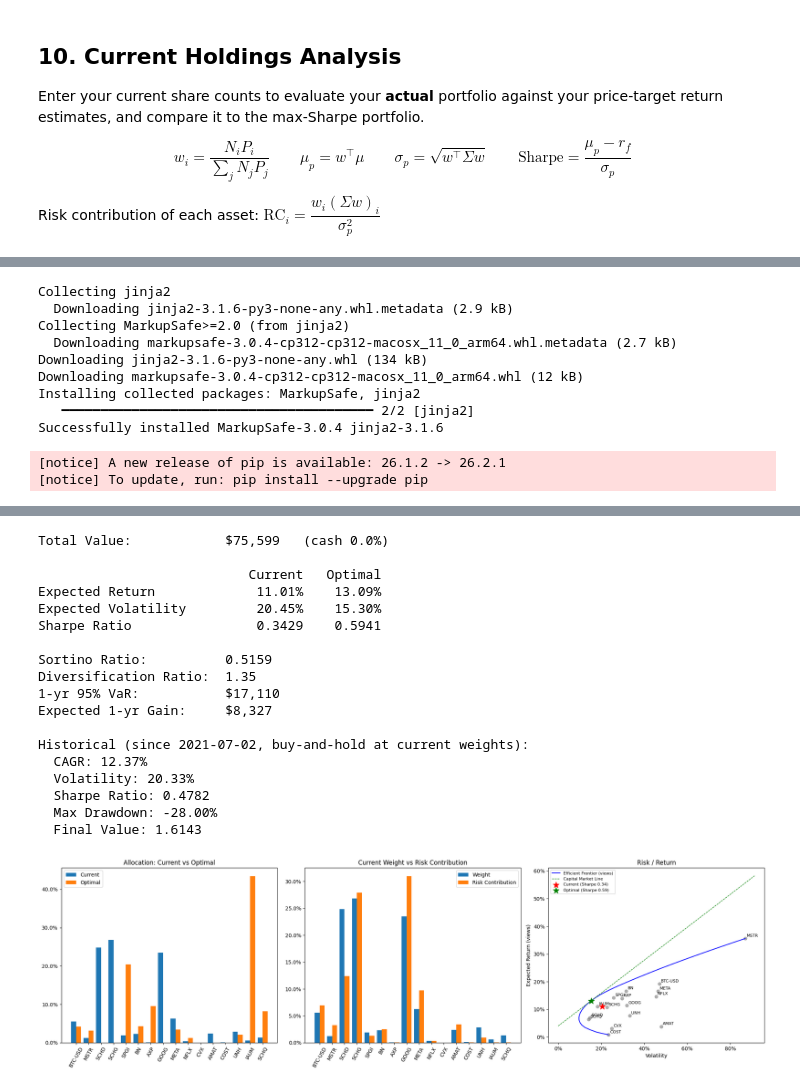
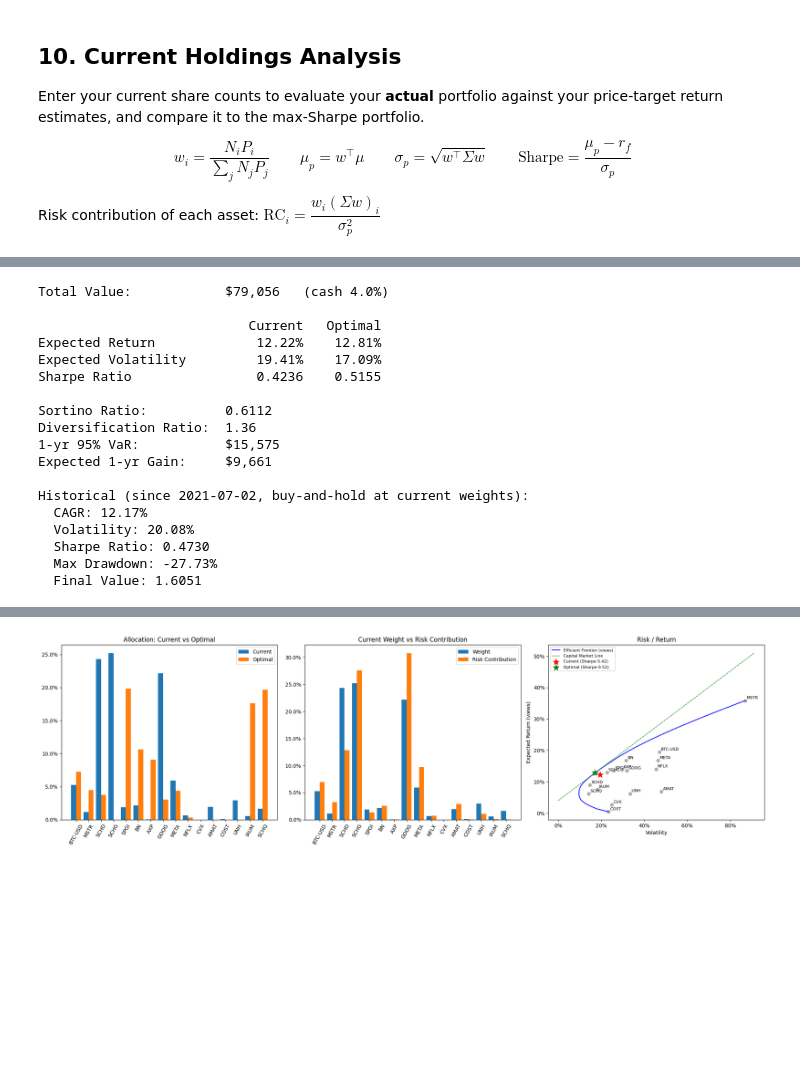
Before and after one commit to PartinR/portfolio_optimizer, a Jupyter notebook: notebooks/analysis.ipynb, the cells around one changed output, grey strips where cells are left out. Drawn from its saved outputs; the diff is of its cells as text; code cells hidden in the pictures; blank space fills up the shorter version.

```diff
--- a/notebooks/analysis.ipynb
+++ b/notebooks/analysis.ipynb
@@ -161,26 +161,26 @@ $$r_i = \left(\frac{P_{i,\text{target}}}{P_{i,\text{current}}}\right)^{\frac{1}{
 price_targets = {
     'BTC-USD': 200000,
     'MSTR': 700,
-    'SCHD': 40,
-    'SCHG': 60,
+    'SCHD': 45,
+    'SCHG': 65,
     'SPGI': 800,
     'BN': 80,
     'AXP': 600,
-    'GOOG': 600,
+    'GOOG': 650,
     'META': 1600,
     'NFLX': 140,
     'CVX': 250,
     'AMAT': 600,
     'COST': 1000,
     'UNH': 550,
-    'IAUM': 70,
+    'IAUM': 60,
     'SCHQ': 30
 }
 
 dividends = {
-    'SCHD': 0.0321,
+    'SCHD': 0.033,
     'SCHG': 0.0034,
-    'SCHQ': 0.0535
+    'SCHQ': 0.0561
 }
 
 current_prices = prices.ffill().iloc[-1]
@@ -399,15 +399,15 @@ holdings = {
     'AXP':     0.168351,
     'GOOG':    50.791851,
     'META':    6.369727,
-    'NFLX':    3.584867,
+    'NFLX':    7.022001,
     'CVX':     0.005083,
     'AMAT':    3.570541,
     'COST':    0.087584,
     'UNH':     5.75068,
-    'IAUM':    10.760611,
-    'SCHQ':    35.674606,
+    'IAUM':    10.911654,
+    'SCHQ':    44.211058,
 }
-cash = 0          # uninvested cash ($), earns the risk-free rate
+cash = 3144          # uninvested cash ($), earns the risk-free rate
 rf   = 0.04
 
 # ── Current weights ───────────────────────────────────────────────────────────
@@ -550,11 +567,18 @@ plt.show()
-Collecting jinja2
-  Downloading jinja2-3.1.6-py3-none-any.whl.metadata (2.9 kB)
-Collecting MarkupSafe>=2.0 (from jinja2)
-  Downloading markupsafe-3.0.4-cp312-cp312-macosx_11_0_arm64.whl.metadata (2.7 kB)
-Downloading jinja2-3.1.6-py3-none-any.whl (134 kB)
-Downloading markupsafe-3.0.4-cp312-cp312-macosx_11_0_arm64.whl (12 kB)
-Installing collected packages: MarkupSafe, jinja2
-   ━━━━━━━━━━━━━━━━━━━━━━━━━━━━━━━━━━━━━━━━ 2/2 [jinja2]
-Successfully installed MarkupSafe-3.0.4 jinja2-3.1.6
+Total Value:            $79,056   (cash 4.0%)
+
+                           Current   Optimal
+Expected Return             12.22%    12.81%
+Expected Volatility         19.41%    17.09%
+Sharpe Ratio                0.4236    0.5155
+
+Sortino Ratio:          0.6112
+Diversification Ratio:  1.36
+1-yr 95% VaR:           $15,575
+Expected 1-yr Gain:     $9,661
+
+Historical (since 2021-07-02, buy-and-hold at current weights):
+  CAGR: 12.17%
+  Volatility: 20.08%
+  Sharpe Ratio: 0.4730
+  Max Drawdown: -27.73%
+  Final Value: 1.6051
-[notice] A new release of pip is available: 26.1.2 -> 26.2.1
-[notice] To update, run: pip install --upgrade pip
@@ -578,19 +585 @@ Successfully installed MarkupSafe-3.0.4 jinja2-3.1.6
-Total Value:            $75,599   (cash 0.0%)
-
-                           Current   Optimal
-Expected Return             11.01%    13.09%
-Expected Volatility         20.45%    15.30%
-Sharpe Ratio                0.3429    0.5941
-
-Sortino Ratio:          0.5159
-Diversification Ratio:  1.35
-1-yr 95% VaR:           $17,110
-Expected 1-yr Gain:     $8,327
-
-Historical (since 2021-07-02, buy-and-hold at current weights):
-  CAGR: 12.37%
-  Volatility: 20.33%
-  Sharpe Ratio: 0.4782
-  Max Drawdown: -28.00%
-  Final Value: 1.6143
-[figure, old version]
+[figure, new version]
```
Also changed, not shown: parts of 9 cells of this notebook.
